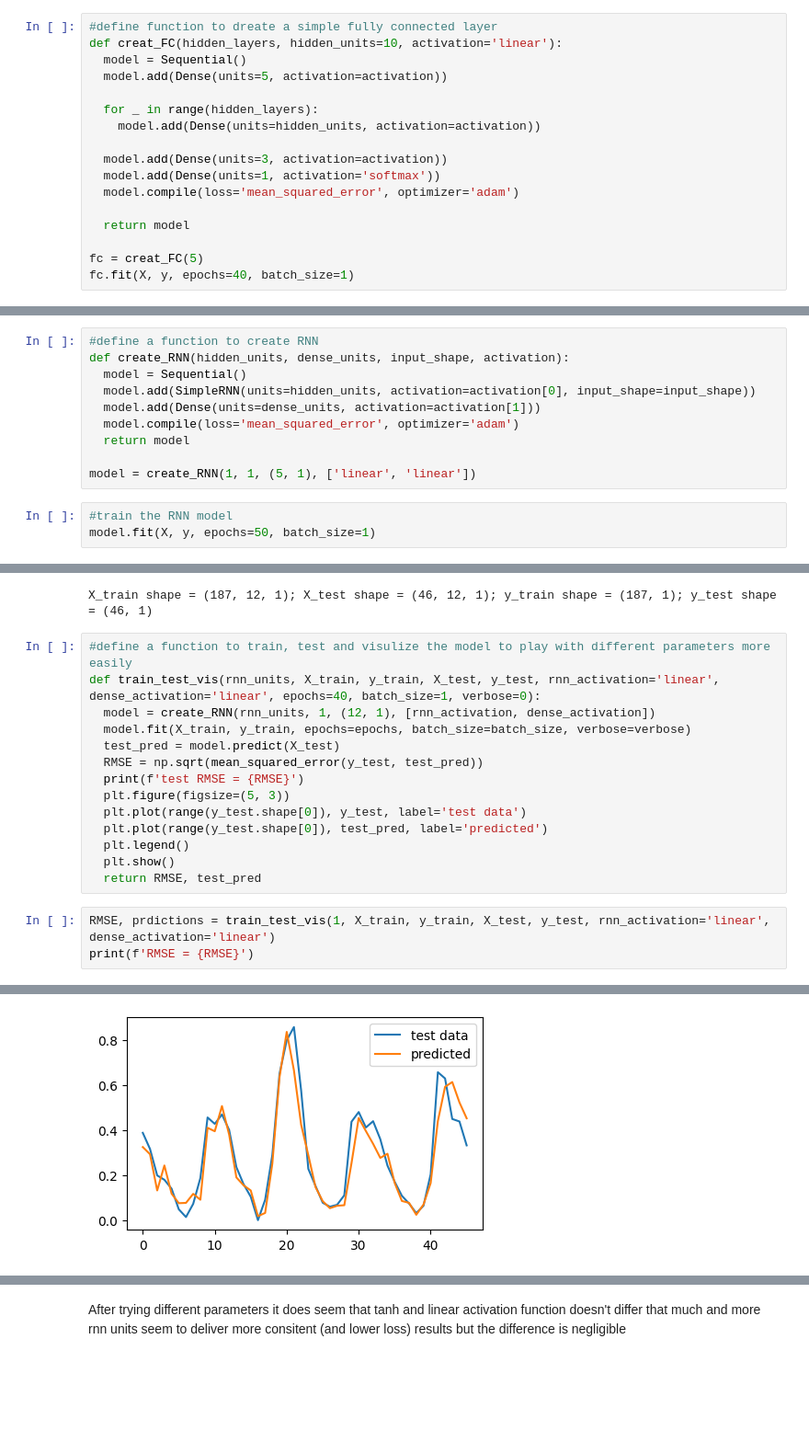
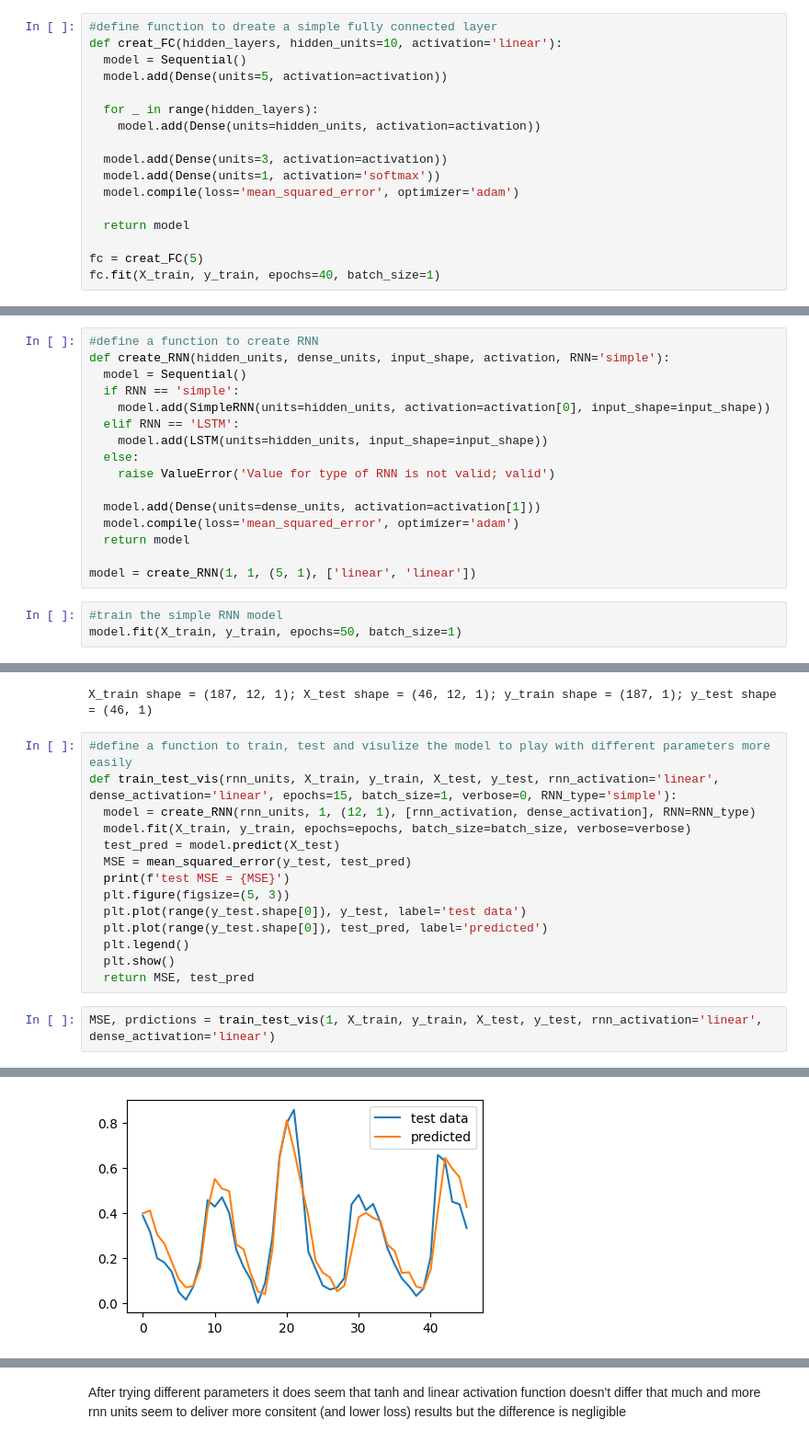
Before and after one commit to Integrall11/RNN-pyhthon-implementation, a Jupyter notebook: Main code.ipynb, the cells around one changed output, grey strips where cells are left out. Shown at 92% size. Saved outputs shown, nothing was run; the diff lists cells and outputs as text; blank space fills up the shorter version.

```diff
--- a/Main code.ipynb
+++ b/Main code.ipynb
@@ -55,4 +57,4 @@ def creat_FC(hidden_layers, hidden_units=10, activation='linear'):
   return model
 
 fc = creat_FC(5)
-fc.fit(X, y, epochs=40, batch_size=1)
+fc.fit(X_train, y_train, epochs=40, batch_size=1)
@@ -103,14 +67,20 @@ As it can be seen no matter how to tune the hyperparameters (batch_size, epochs,
 NoW we use a simple recurrent network and instead of feeding this 5 sequence as 5 features we feed as a sequence of one feature (a concept that is not defined in the simple neural networks with no memory)
 # %%
 #define a function to create RNN
-def create_RNN(hidden_units, dense_units, input_shape, activation):
+def create_RNN(hidden_units, dense_units, input_shape, activation, RNN='simple'):
   model = Sequential()
-  model.add(SimpleRNN(units=hidden_units, activation=activation[0], input_shape=input_shape))
+  if RNN == 'simple':
+    model.add(SimpleRNN(units=hidden_units, activation=activation[0], input_shape=input_shape))
+  elif RNN == 'LSTM':
+    model.add(LSTM(units=hidden_units, input_shape=input_shape))
+  else:
+    raise ValueError('Value for type of RNN is not valid; valid')
+
   model.add(Dense(units=dense_units, activation=activation[1]))
   model.compile(loss='mean_squared_error', optimizer='adam')
   return model
 
 model = create_RNN(1, 1, (5, 1), ['linear', 'linear'])
 # %%
-#train the RNN model
-model.fit(X, y, epochs=50, batch_size=1)
+#train the simple RNN model
+model.fit(X_train, y_train, epochs=50, batch_size=1)
@@ -208,19 +126,18 @@ print(f'X_train shape = {X_train.shape}; X_test shape = {X_test.shape}; y_train
 X_train shape = (187, 12, 1); X_test shape = (46, 12, 1); y_train shape = (187, 1); y_test shape = (46, 1)
 # %%
 #define a function to train, test and visulize the model to play with different parameters more easily
-def train_test_vis(rnn_units, X_train, y_train, X_test, y_test, rnn_activation='linear', dense_activation='linear', epochs=40, batch_size=1, verbose=0):
-  model = create_RNN(rnn_units, 1, (12, 1), [rnn_activation, dense_activation])
+def train_test_vis(rnn_units, X_train, y_train, X_test, y_test, rnn_activation='linear', dense_activation='linear', epochs=15, batch_size=1, verbose=0, RNN_type='simple'):
+  model = create_RNN(rnn_units, 1, (12, 1), [rnn_activation, dense_activation], RNN=RNN_type)
   model.fit(X_train, y_train, epochs=epochs, batch_size=batch_size, verbose=verbose)
   test_pred = model.predict(X_test)
-  RMSE = np.sqrt(mean_squared_error(y_test, test_pred))
-  print(f'test RMSE = {RMSE}')
+  MSE = mean_squared_error(y_test, test_pred)
+  print(f'test MSE = {MSE}')
   plt.figure(figsize=(5, 3))
   plt.plot(range(y_test.shape[0]), y_test, label='test data')
   plt.plot(range(y_test.shape[0]), test_pred, label='predicted')
   plt.legend()
   plt.show()
-  return RMSE, test_pred
+  return MSE, test_pred
 # %%
-RMSE, prdictions = train_test_vis(1, X_train, y_train, X_test, y_test, rnn_activation='linear', dense_activation='linear')
-print(f'RMSE = {RMSE}')
+MSE, prdictions = train_test_vis(1, X_train, y_train, X_test, y_test, rnn_activation='linear', dense_activation='linear')
 # %% [output]
@@ -229 +146 @@ test RMSE = 0.07564448565244675
-[figure, old version]
+[figure, new version]
```
Also changed, not shown: parts of 11 cells of this notebook.
